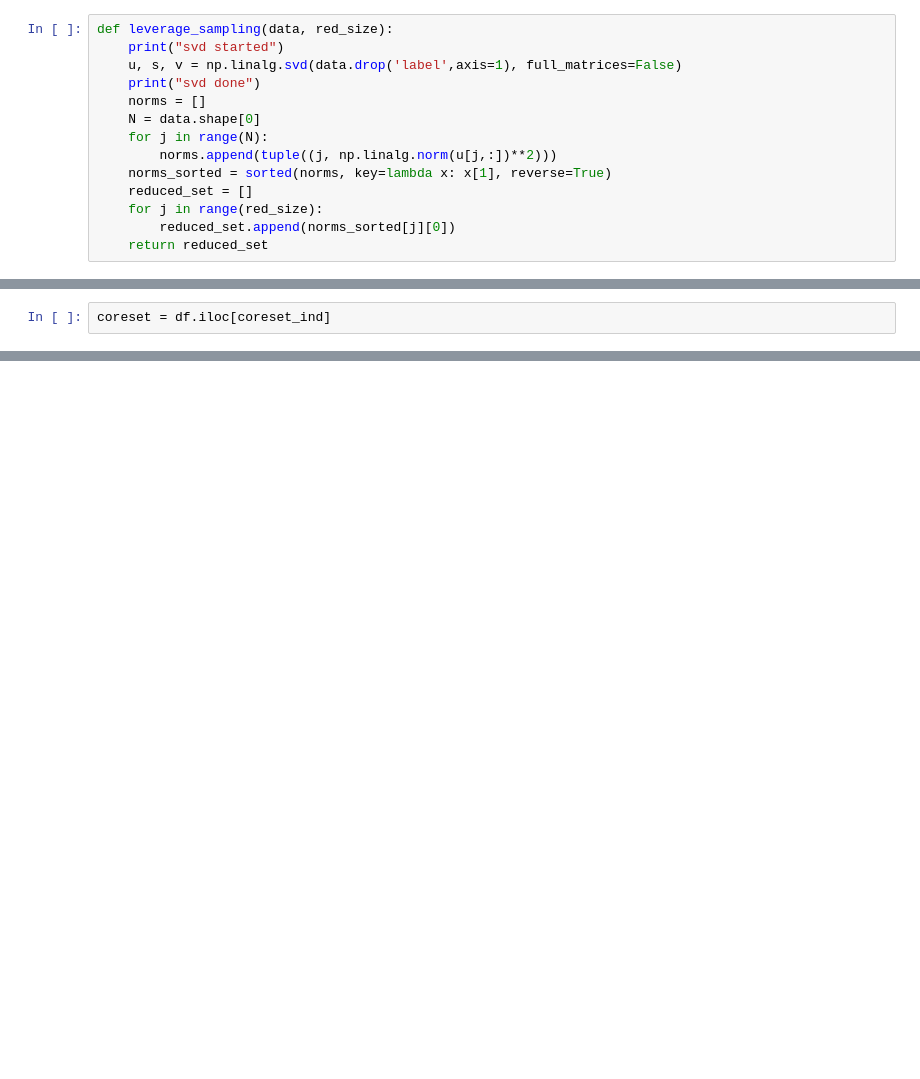
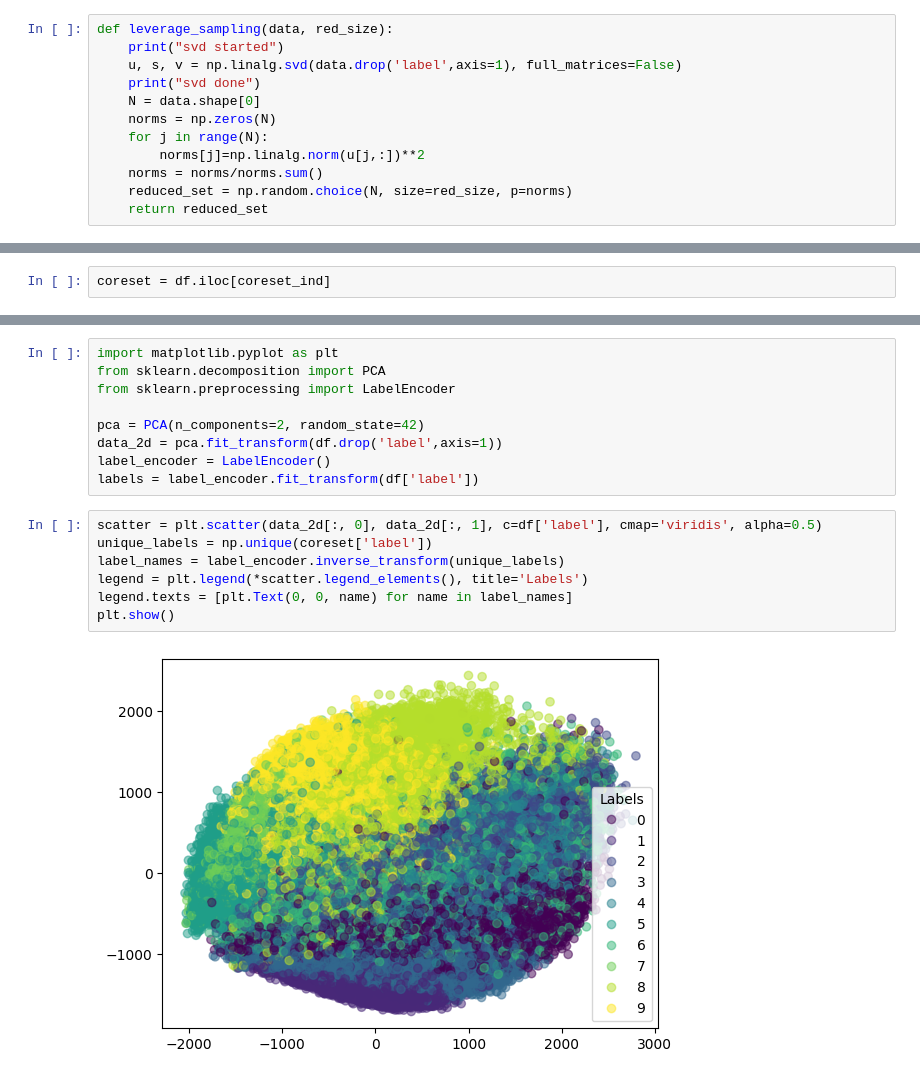
Before and after one commit to SRocks04/Coresets_DataScience, a Jupyter notebook: leverage.ipynb, the cells around one changed output, grey strips where cells are left out. Cells and saved outputs as stored; diff of their text form; blank space fills up the shorter version.

```diff
--- a/leverage.ipynb
+++ b/leverage.ipynb
@@ -58,12 +58,10 @@ def leverage_sampling(data, red_size):
 	print("svd started")
 	u, s, v = np.linalg.svd(data.drop('label',axis=1), full_matrices=False)
 	print("svd done")
-	norms = []
 	N = data.shape[0]
+	norms = np.zeros(N)
 	for j in range(N):
-		norms.append(tuple((j, np.linalg.norm(u[j,:])**2)))
-	norms_sorted = sorted(norms, key=lambda x: x[1], reverse=True)
-	reduced_set = []
-	for j in range(red_size):
-		reduced_set.append(norms_sorted[j][0])
+		norms[j]=np.linalg.norm(u[j,:])**2
+	norms = norms/norms.sum()
+	reduced_set = np.random.choice(N, size=red_size, p=norms)
 	return reduced_set
@@ -113,0 +93,18 @@ coreset = df.iloc[coreset_ind]
+# %%
+import matplotlib.pyplot as plt
+from sklearn.decomposition import PCA
+from sklearn.preprocessing import LabelEncoder
+
+pca = PCA(n_components=2, random_state=42)
+data_2d = pca.fit_transform(df.drop('label',axis=1))
+label_encoder = LabelEncoder()
+labels = label_encoder.fit_transform(df['label'])
+# %%
+scatter = plt.scatter(data_2d[:, 0], data_2d[:, 1], c=df['label'], cmap='viridis', alpha=0.5)
+unique_labels = np.unique(coreset['label'])
+label_names = label_encoder.inverse_transform(unique_labels)
+legend = plt.legend(*scatter.legend_elements(), title='Labels')
+legend.texts = [plt.Text(0, 0, name) for name in label_names]
+plt.show()
+# %% [output]
+[figure, added]
```
Also changed, not shown: parts of 14 cells of this notebook, 1 other file.
